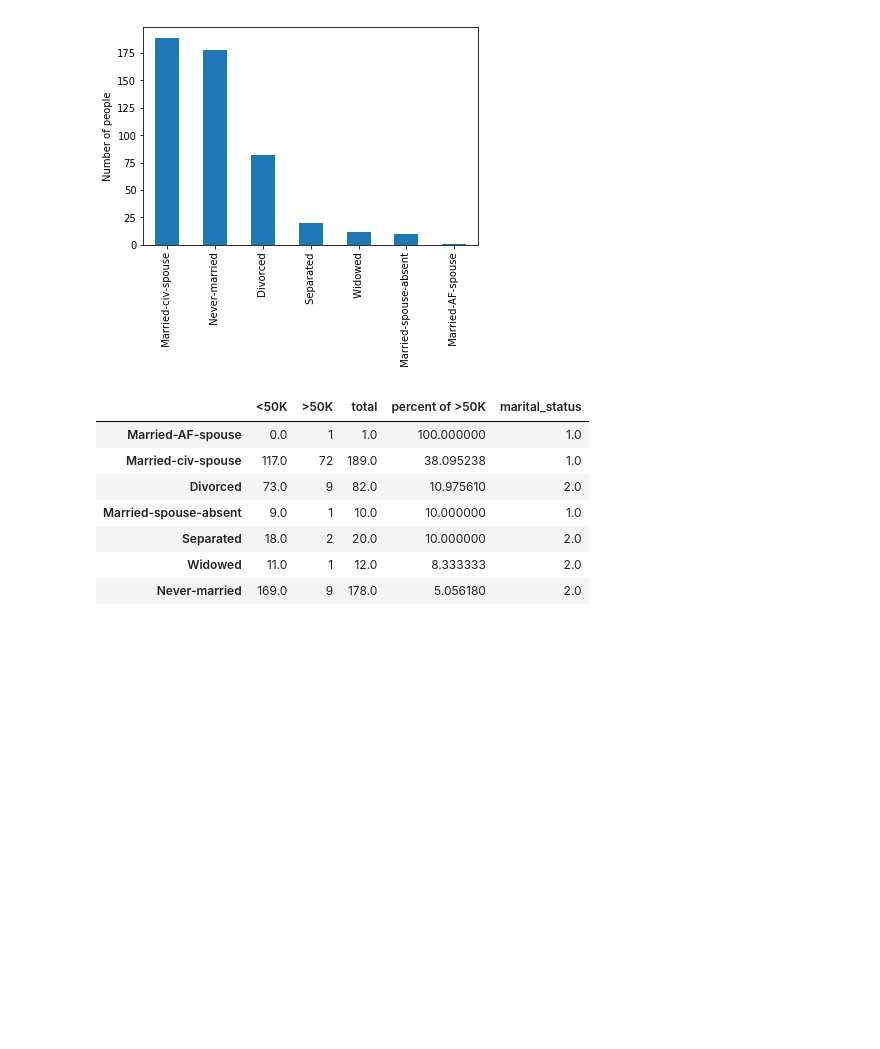
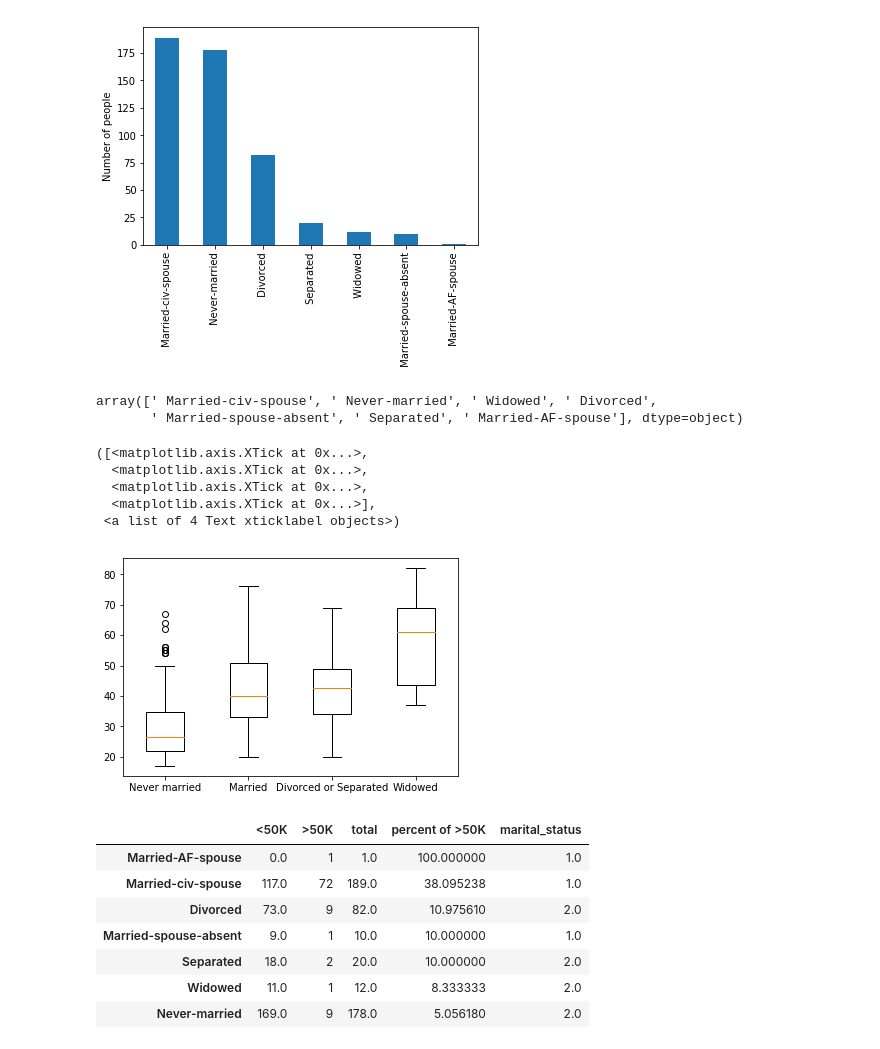
Before and after one commit to rajarshibiswas/Data-Mining, a Jupyter notebook: Project-1/EDA testing .ipynb, the cells around one changed output. Saved outputs shown, nothing was run; the diff lists cells and outputs as text; code cells hidden in the pictures; blank space fills up the shorter version.

```diff
--- a/Project-1/EDA testing .ipynb
+++ b/Project-1/EDA testing .ipynb
@@ -222,6 +256,39 @@ plt.ylabel("Number of people")
 # %% [output]
 <matplotlib.text.Text at 0x...>
 [figure]
+# %%
+data['marital_status'].unique()
+# %% [output]
+array([' Married-civ-spouse', ' Never-married', ' Widowed', ' Divorced',
+       ' Married-spouse-absent', ' Separated', ' Married-AF-spouse'], dtype=object)
+# %%
+m_d = data
+mar = m_d[(m_d['marital_status'] == " Married-civ-spouse") | (m_d['marital_status'] == " Married-spouse-absent") | (m_d['marital_status'] == " Married-AF-spouse")]
+wid = m_d[(m_d['marital_status'] == " Widowed")]
+div = m_d[(m_d['marital_status'] == " Divorced") | (m_d['marital_status'] == " Separated")]
+nev_mar = m_d[(m_d['marital_status'] == " Never-married")]
+
+#mar.age.plot(kind="box")
+#div.age.plot(kind="box")
+#nev_mar.age.plot(kind="box")
+
+df = pd.DataFrame(columns=['Never married', 'Married', 'Divorced or Separated', 'Widowed'])
+df['Never married'] = nev_mar.age
+df['Married'] = mar.age
+#df['Divorced or Separated']= div.age
+#df[.'Widowed'] = wid.age
+#df.plot(kind='box')
+d = [[nev_mar.age],[mar.age],[div.age],[wid.age]]
+plt.figure()
+plt.boxplot(d)
+plt.xticks([1, 2, 3, 4], ['Never married', 'Married', 'Divorced or Separated', 'Widowed'])
+# %% [output]
+([<matplotlib.axis.XTick at 0x...>,
+  <matplotlib.axis.XTick at 0x...>,
+  <matplotlib.axis.XTick at 0x...>,
+  <matplotlib.axis.XTick at 0x...>],
+ <a list of 4 Text xticklabel objects>)
+[figure, added]
 # %%
 #Analysis of data corresponding to marital status
 df_mar = make_df(data, "marital_status")
```
Also changed, not shown: parts of 8 cells of this notebook, 12 other files.
